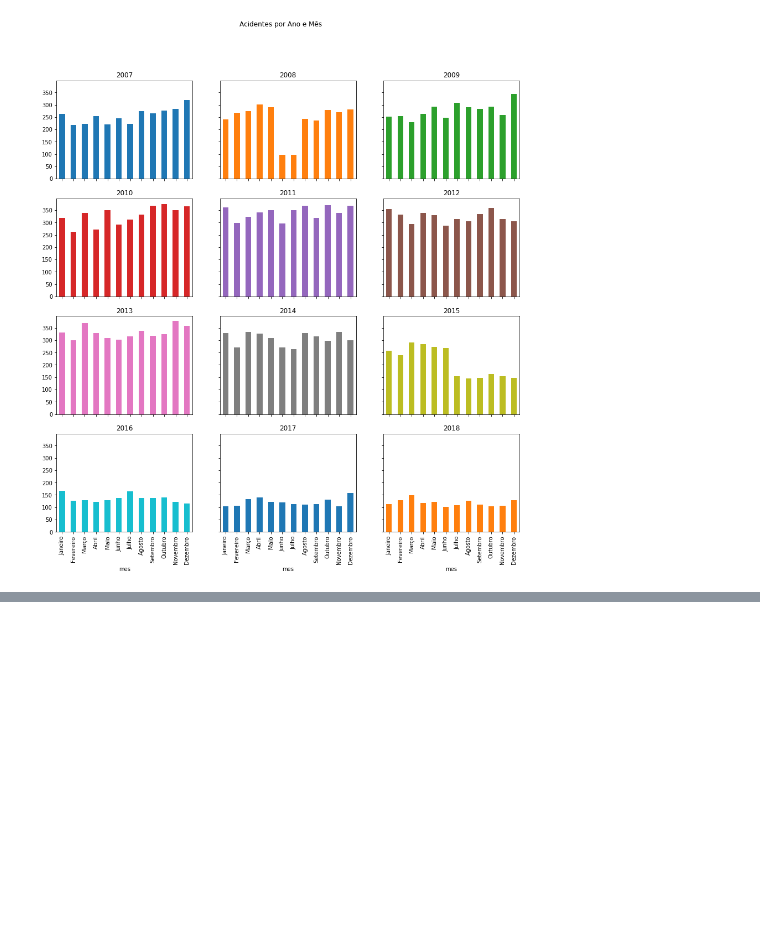
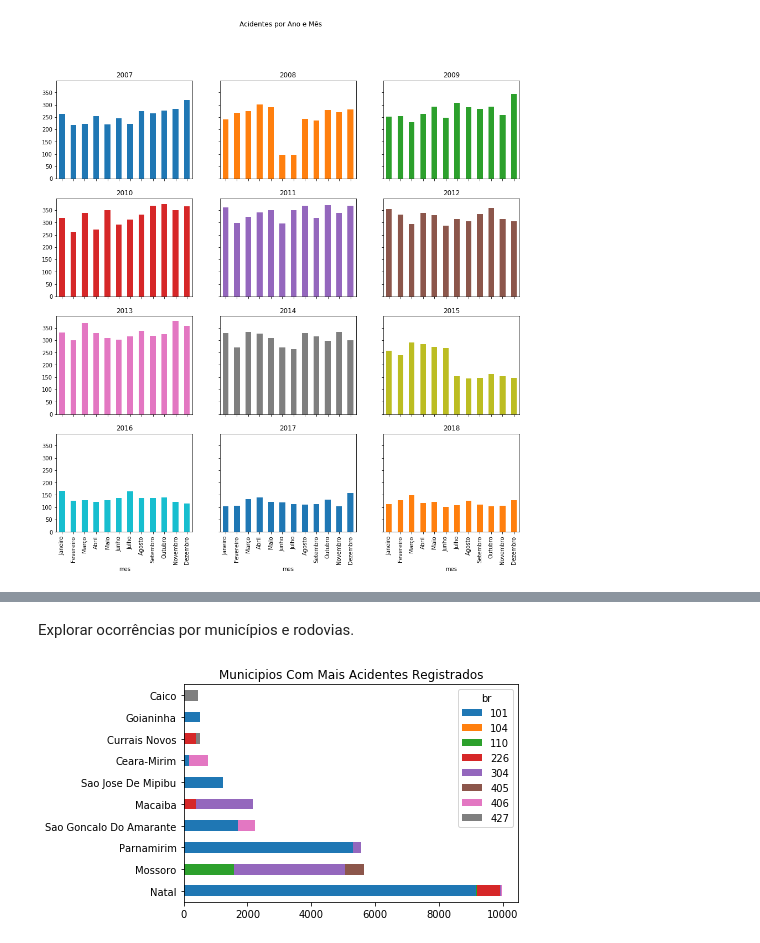
Before and after one commit to daniel-santos-7/tcc-bct, a Jupyter notebook: datatran.ipynb, the cells around one changed output, grey strips where cells are left out. Drawn from its saved outputs; the diff is of its cells as text; code cells hidden in the pictures; blank space fills up the shorter version.

```diff
--- a/datatran.ipynb
+++ b/datatran.ipynb
@@ -400,0 +448,10 @@ datatran_rn['municipio'].value_counts().head(10).plot(kind='bar');
+# %% [markdown]
+Explorar ocorrências por municípios e rodovias.
+# %%
+# municipios com maior número de ocorrências registradas
+municipios_acidentes = datatran_rn['municipio'].value_counts().head(10)
+
+# realizar plotagem
+pd.crosstab(datatran_rn['municipio'],datatran_rn['br']).loc[municipios_acidentes.index].plot(kind='barh',stacked=True,title='Municipios Com Mais Acidentes Registrados');
+# %% [output]
+[figure, added]
```
Also changed, not shown: parts of 34 cells of this notebook, 1 other file.
